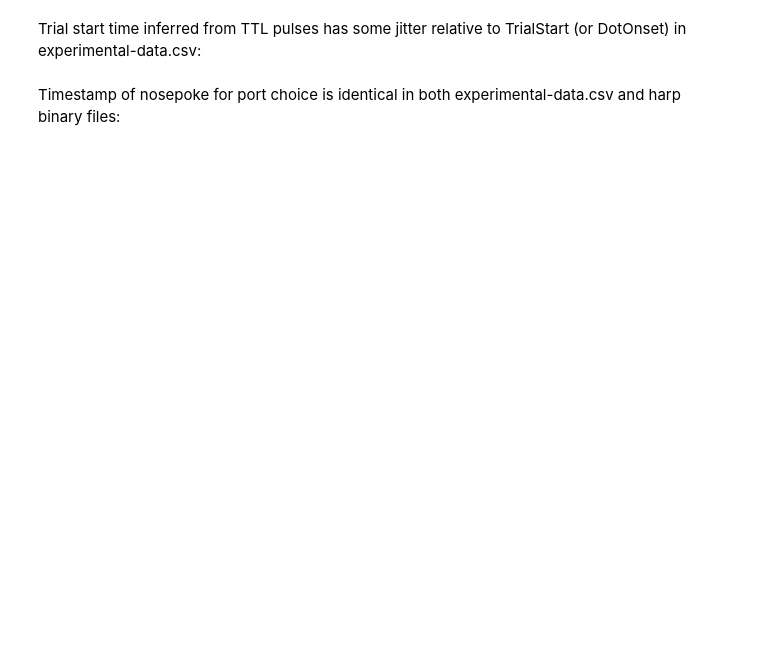
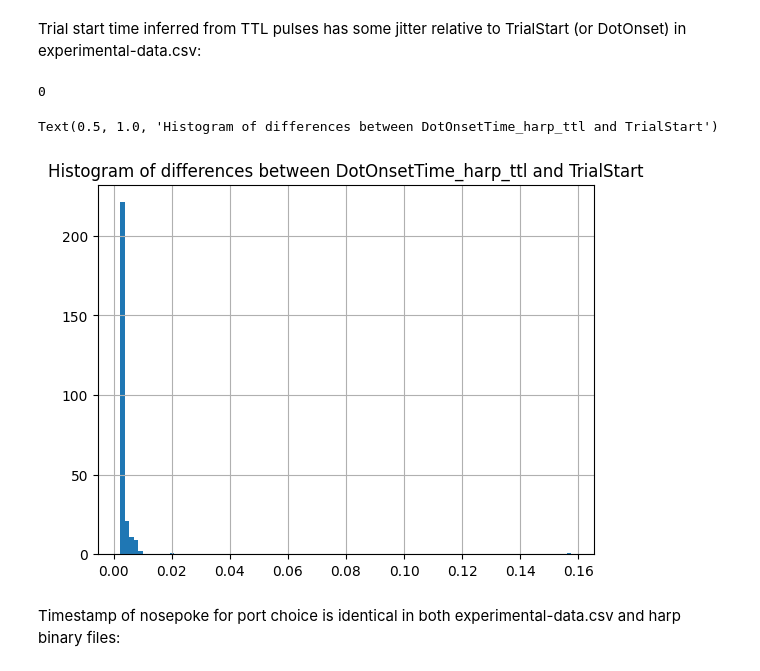
Before and after one commit to SainsburyWellcomeCentre/FNT_timestamp_alignment, a Jupyter notebook: timestamps/temp/check_experimental_csv_and_harp_timestamp_alignment.ipynb, the cells around one changed output. Saved outputs shown, nothing was run; the diff lists cells and outputs as text; code cells hidden in the pictures; blank space fills up the shorter version.

Commit message:
Change dot_onset_time_harp to dot_onset_time_harp_ttl. Change utils for getting harp sound events to accept only the filepath, and create the reader within the util.

```diff
--- a/timestamps/temp/check_experimental_csv_and_harp_timestamp_alignment.ipynb
+++ b/timestamps/temp/check_experimental_csv_and_harp_timestamp_alignment.ipynb
@@ -53,12 +53,6 @@ print('TTL state upon start-up: ', ttl_state_0)
 
 # Append dot onset and offset times given by TTL pulses to trials_df
 trials_df = pd.concat([trials_df, dot_times_ttl],axis=1)
-# rename 'DotOnsetTime' and 'DotOffsetTime' columns to 'DotOnsetTime_harp' and 'DotOffsetTime_harp'
-trials_df.rename(columns = {
-        'DotOnsetTime_ttl':'DotOnsetTime_harp',
-        'DotOffsetTime_ttl':'DotOffsetTime_harp'
-        },
-    inplace = True)
 
 # Common sense check that the logic of aligning the TTL pulses is working as expected.
 # Check dot onset and times from software clock TTL pulses are consistent, given by:
@@ -67,4 +61,4 @@ trials_df.rename(columns = {
 # - DotOffsetTime = dot offset time from software clock
 # - DotOffsetTime_ttl = dot offset time from TTL pulses
 
-trials_df[['TrialStart', 'DotOnsetTime', 'DotOffsetTime', 'DotOnsetTime_harp', 'DotOffsetTime_harp']]
+trials_df[['TrialStart', 'DotOnsetTime', 'DotOffsetTime', 'DotOnsetTime_harp_ttl', 'DotOffsetTime_harp_ttl']]
@@ -91,7 +108,7 @@ model = Model(device='Soundcard', whoAmI=1280,firmwareVersion='2.2',hardwareTarg
 sound_reader = harp.create_reader(model, keep_type=True)
 
 # Read the harp sound card stream, for the timestamps and audio ID
-all_sounds = hu.get_all_sounds(sound_reader, bin_sound_path)
+all_sounds = hu.get_all_sounds(bin_sound_path)
 
 # Show dataframe (maybe)
 all_sounds.head()
@@ -103,7 +127,7 @@ stage = trials_df['TrainingStage'].iloc[0]
 
 # get trial start times for the specified stage
 if stage == 4:
-    dot_onset_times = trials_df['DotOnsetTime_harp']
+    dot_onset_times = trials_df['DotOnsetTime_harp_ttl']
     trial_start_times = hu.get_trial_start_times(4, dot_onset_times=dot_onset_times)
 elif stage == 5:
     trial_start_times = hu.get_trial_End_times(5, bin_sound_path=bin_sound_path, sound_reader=sound_reader)
@@ -111,4 +135,4 @@ elif stage == 5:
 # Append trial start times to trials_df
 trials_df = pd.concat([trials_df, trial_start_times.rename('TrialStart_harp')],axis=1)
 
-trials_df[['TrialStart', 'TrialStart_harp', 'DotOnsetTime', 'DotOffsetTime', 'DotOnsetTime_harp', 'DotOffsetTime_harp']]
+trials_df[['TrialStart', 'TrialStart_harp', 'DotOnsetTime', 'DotOffsetTime', 'DotOnsetTime_harp_ttl', 'DotOffsetTime_harp_ttl']]
@@ -130,9 +175,9 @@ port_choice_df.head()
 # %% [markdown]
 **Align sound events to trials**
 # %%
-def parse_trial_sounds(trial_start_times, sound_reader, bin_sound_path, OFF_index=18):
+def parse_trial_sounds(trial_start_times, bin_sound_path, OFF_index=18):
     # Read the harp sound card stream, for the timestamps and audio ID
-    all_sounds = hu.get_all_sounds(sound_reader, bin_sound_path)
+    all_sounds = hu.get_all_sounds(bin_sound_path)
 
     # Create lists to store the poke IDs and timestamps for all trials
     ON_S, OFF_S, ID_S = [], [], []
@@ -170,7 +215,7 @@ def parse_trial_sounds(trial_start_times, sound_reader, bin_sound_path, OFF_inde
     return trial_sounds_df
 
 # Get data frame with sound ID and timestamp for each trial
-trial_sounds_df = parse_trial_sounds(trials_df['TrialStart_harp'], sound_reader, bin_sound_path)
+trial_sounds_df = parse_trial_sounds(trials_df['TrialStart'], bin_sound_path)
 
 # Append sound ID to trials_df
 trials_df = pd.concat([trials_df, trial_sounds_df],axis=1)
@@ -205,13 +274,17 @@ test.hist(bins=100, ax=ax)
 # %% [markdown]
 Trial start time inferred from TTL pulses has some jitter relative to TrialStart (or DotOnset) in experimental-data.csv:
 # %%
-# take difference between TrialStart and DotOnsetTime_harp
-trials_df['DotOnsetTime_harp_diff'] = trials_df['DotOnsetTime_harp'] - trials_df['TrialStart']
+# take difference between TrialStart and DotOnsetTime_harp_ttl
+trials_df['DotOnsetTime_harp_diff'] = trials_df['DotOnsetTime_harp_ttl'] - trials_df['TrialStart']
 print(sum(trials_df['DotOnsetTime_harp_diff'] < 0))
-# Get histogram of differences between DotOnsetTime_harp and DotOnsetTime
+# Get histogram of differences between DotOnsetTime_harp_ttl and DotOnsetTime
 fig, ax = plt.subplots()
 trials_df['DotOnsetTime_harp_diff'].hist(bins=100, ax=ax)
-ax.set_title('Histogram of differences between DotOnsetTime_harp and TrialStart')
+ax.set_title('Histogram of differences between DotOnsetTime_harp_ttl and TrialStart')
+# %% [output]
+0
+Text(0.5, 1.0, 'Histogram of differences between DotOnsetTime_harp_ttl and TrialStart')
+[figure, added]
 # %% [markdown]
 Timestamp of nosepoke for port choice is identical in both experimental-data.csv and harp binary files:
 # %%
```
Also changed, not shown: parts of 13 cells of this notebook, 2 other files.
